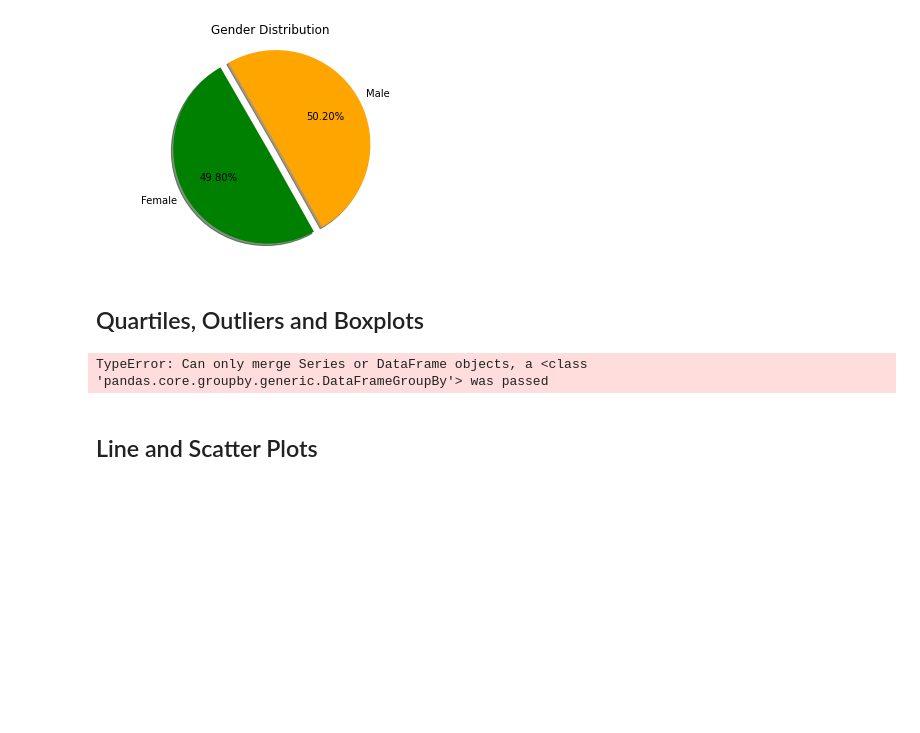
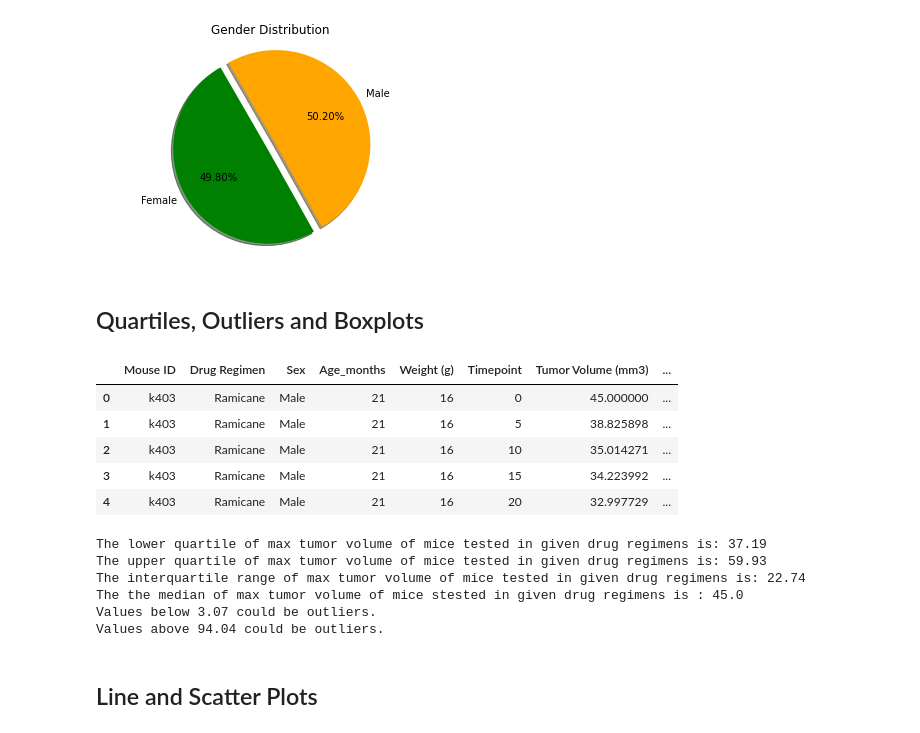
Before and after one commit to TinaKuo77/Matplotlib_Challenging, a Jupyter notebook: Pymaceuticals/FinalResult.ipynb, the cells around one changed output. Drawn from its saved outputs; the diff is of its cells as text; code cells hidden in the pictures; blank space fills up the shorter version.

Commit message:
The Power of Plots

```diff
--- a/Pymaceuticals/FinalResult.ipynb
+++ b/Pymaceuticals/FinalResult.ipynb
@@ -224,15 +224,20 @@ plt.show()
 # %%
 # Calculate the final tumor volume of each mouse across four of the treatment regimens:
 # Capomulin, Ramicane, Infubinol, and Ceftamin
 
 # Start by getting the last (greatest) timepoint for each mouse
 grouped_df = study_results.groupby("Mouse ID")
 max_timepoint = grouped_df['Timepoint'].max().reset_index()
 
 max_timepoint_df = max_timepoint.rename(columns={"Timepoint":"Timepoint Max"})
 
 # Merge this group df with the original dataframe to get the tumor volume at the last timepoint
-merged_max = pd.merge(groupby_drug_regimen, max_timepoint_df,on="Mouse ID", how="outer")
+merged_max = pd.merge(combined_study_data, max_timepoint_df,on="Mouse ID", how="outer")
 merged_max.head()
 # %% [output]
-TypeError: Can only merge Series or DataFrame objects, a <class 'pandas.core.groupby.generic.DataFrameGroupBy'> was passed
+|  | Mouse ID | Drug Regimen | Sex | Age_months | Weight (g) | Timepoint | Tumor Volume (mm3) | ... |
+| 0 | k403 | Ramicane | Male | 21 | 16 | 0 | 45.000000 | ... |
+| 1 | k403 | Ramicane | Male | 21 | 16 | 5 | 38.825898 | ... |
+| 2 | k403 | Ramicane | Male | 21 | 16 | 10 | 35.014271 | ... |
+| 3 | k403 | Ramicane | Male | 21 | 16 | 15 | 34.223992 | ... |
+| 4 | k403 | Ramicane | Male | 21 | 16 | 20 | 32.997729 | ... |
@@ -256,3 +244,51 @@ TypeError: Can only merge Series or DataFrame objects, a <class 'pandas.core.gro
+# %%
+# Put treatments into a list for for loop (and later for plot labels)
+treatment_regimens = ['Ceftamin', 'Ramicane','Infubinol','Capomulin']
+
+# Create empty list to fill with tumor vol data (for plotting)
+tumor_vol = np.arange(0, 70, 5)
+
+# Calculate the IQR and quantitatively determine if there are any potential outliers.
+
+
+# Locate the rows which contain mice on each drug and get the tumor volumes
+treatment_sorted = merged_max[(merged_max['Drug Regimen']== "Ceftamin")
+                      |(merged_max['Drug Regimen']=="Ramicane")
+                      |(merged_max['Drug Regimen']=="Infubinol")
+                      |(merged_max['Drug Regimen']=="Capomulin")]
+
+tumor_max = treatment_sorted.loc[(treatment_sorted["Timepoint"])==(treatment_sorted["Timepoint Max"])]
+
+# add subset
+Ceftamin = tumor_max[tumor_max['Drug Regimen']== "Ceftamin"]['Tumor Volume (mm3)']
+Ramicane = tumor_max[tumor_max['Drug Regimen']== "Ramicane"]['Tumor Volume (mm3)']
+Infubinol = tumor_max[tumor_max['Drug Regimen']== "Infubinol"]['Tumor Volume (mm3)']
+Capomulin = tumor_max[tumor_max['Drug Regimen']== "Capomulin"]['Tumor Volume (mm3)']
+
+treatment_subset = [Ceftamin,Ramicane,Infubinol,Capomulin]
+
+# Determine outliers using upper and lower bounds
+quartiles = tumor_max['Tumor Volume (mm3)'].quantile([.25,.5,.75])
+lowerq = quartiles[0.25]
+upperq = quartiles[0.75]
+iqr = upperq-lowerq
+
+print(f"The lower quartile of max tumor volume of mice tested in given drug regimens is: {round(lowerq,2)}")
+print(f"The upper quartile of max tumor volume of mice tested in given drug regimens is: {round(upperq,2)}")
+print(f"The interquartile range of max tumor volume of mice tested in given drug regimens is: {round(iqr,2)}")
+print(f"The the median of max tumor volume of mice stested in given drug regimens is : {quartiles[0.5]} ")
+
+lower_bound = lowerq - (1.5*iqr)
+upper_bound = upperq + (1.5*iqr)
+print(f"Values below {round(lower_bound,2)} could be outliers.")
+print(f"Values above {round(upper_bound,2)} could be outliers.")
+# %% [output]
+The lower quartile of max tumor volume of mice tested in given drug regimens is: 37.19
+The upper quartile of max tumor volume of mice tested in given drug regimens is: 59.93
+The interquartile range of max tumor volume of mice tested in given drug regimens is: 22.74
+The the median of max tumor volume of mice stested in given drug regimens is : 45.0
+Values below 3.07 could be outliers.
+Values above 94.04 could be outliers.
 # %%
 # Generate a box plot of the final tumor volume of each mouse across four regimens of interest
 # %% [markdown]
```
Also changed, not shown: parts of 1 cell of this notebook.
